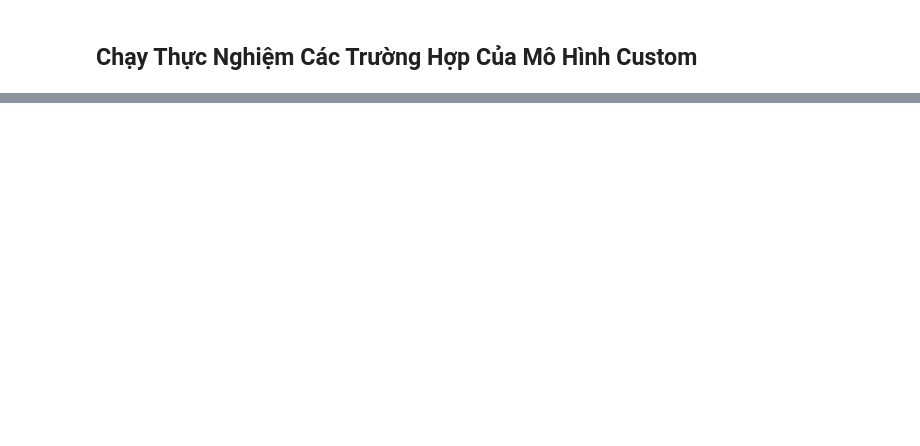
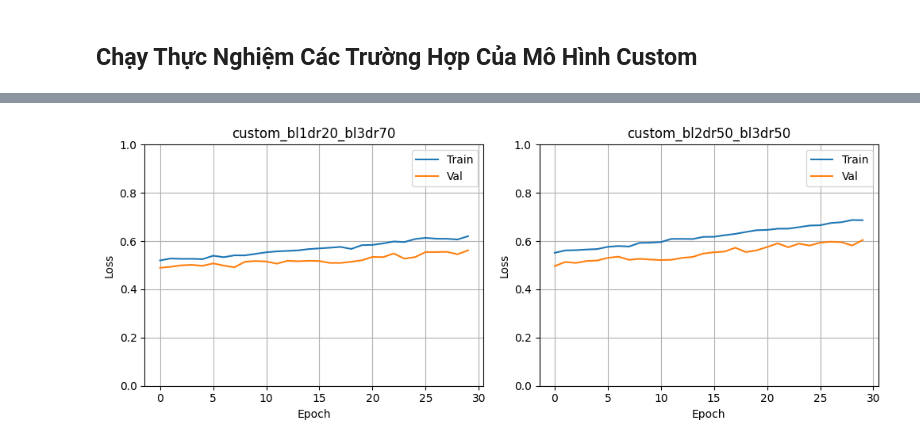
Before and after one commit to VTTr2004/Final-Thesis, a Jupyter notebook: analys.ipynb, the cells around one changed output, grey strips where cells are left out. Drawn from its saved outputs; the diff is of its cells as text; code cells hidden in the pictures; blank space fills up the shorter version.

```diff
--- a/analys.ipynb
+++ b/analys.ipynb
@@ -263,0 +163,6 @@ Estimated Total Size (MB): 7.13
+# %%
+# Lần 3
+files = list([f'{path}/{f}.txt' for f in data_file.keys()])
+print_plot(files, max_col=4)
+# %% [output]
+[figure, added]
```
Also changed, not shown: parts of 13 cells of this notebook, 26 other files.
